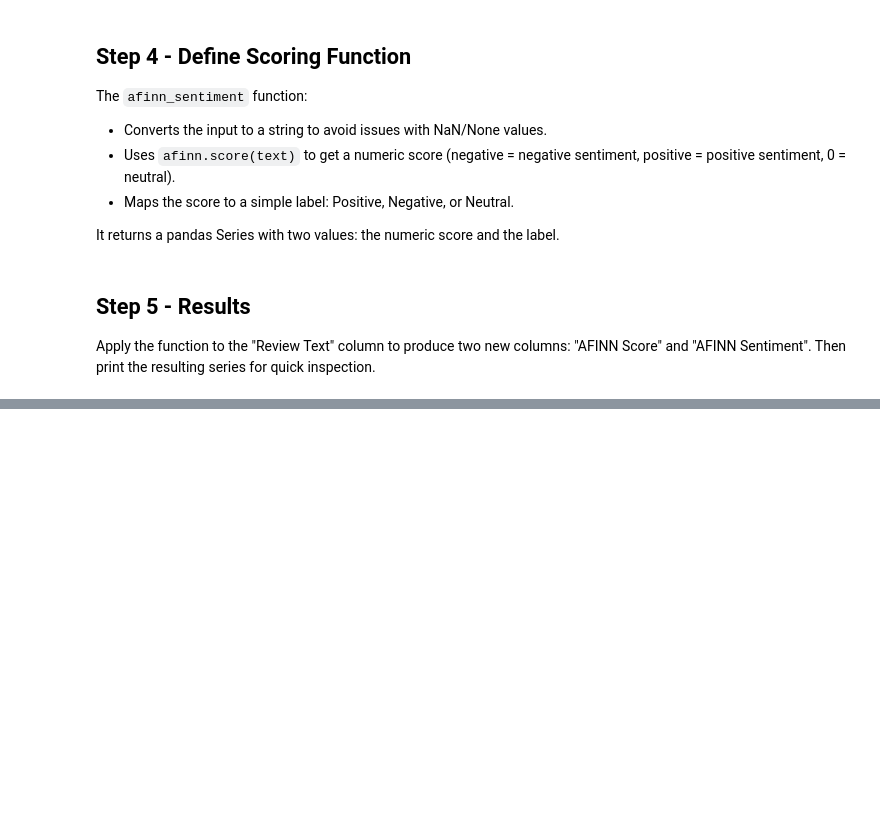
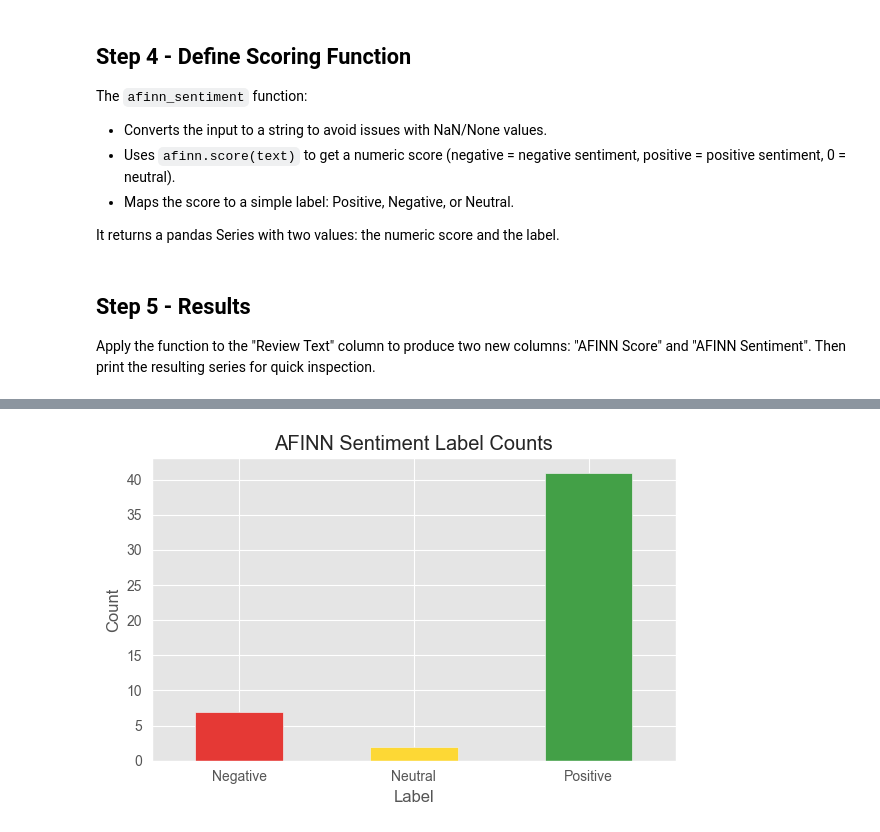
Before and after one commit to MyLightIsOn/sentiment-analysis-study, a Jupyter notebook: afinn.ipynb, the cells around one changed output, grey strips where cells are left out. Drawn from its saved outputs; the diff is of its cells as text; code cells hidden in the pictures; blank space fills up the shorter version.

```diff
--- a/afinn.ipynb
+++ b/afinn.ipynb
@@ -57,0 +142,12 @@ print(results)
+# %%
+label_order = ['Negative', 'Neutral', 'Positive']
+counts = reviews_df['AFINN Label'].value_counts().reindex(label_order)
+ax = counts.plot(kind='bar', color=['#E53935', '#FDD835', '#43A047'], figsize=(6,4))
+ax.set_title('AFINN Sentiment Label Counts')
+ax.set_xlabel('Label')
+ax.set_ylabel('Count')
+plt.xticks(rotation=0)
+plt.tight_layout()
+plt.show()
+# %% [output]
+[figure, added]
```
Also changed, not shown: parts of 15 cells of this notebook.
